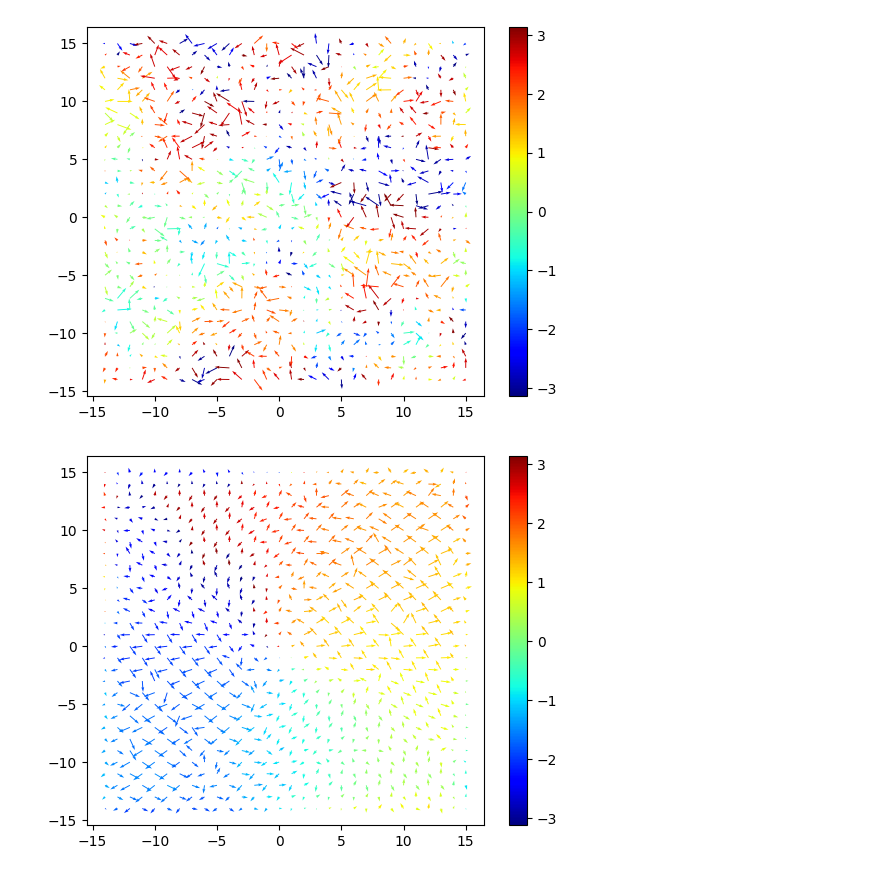
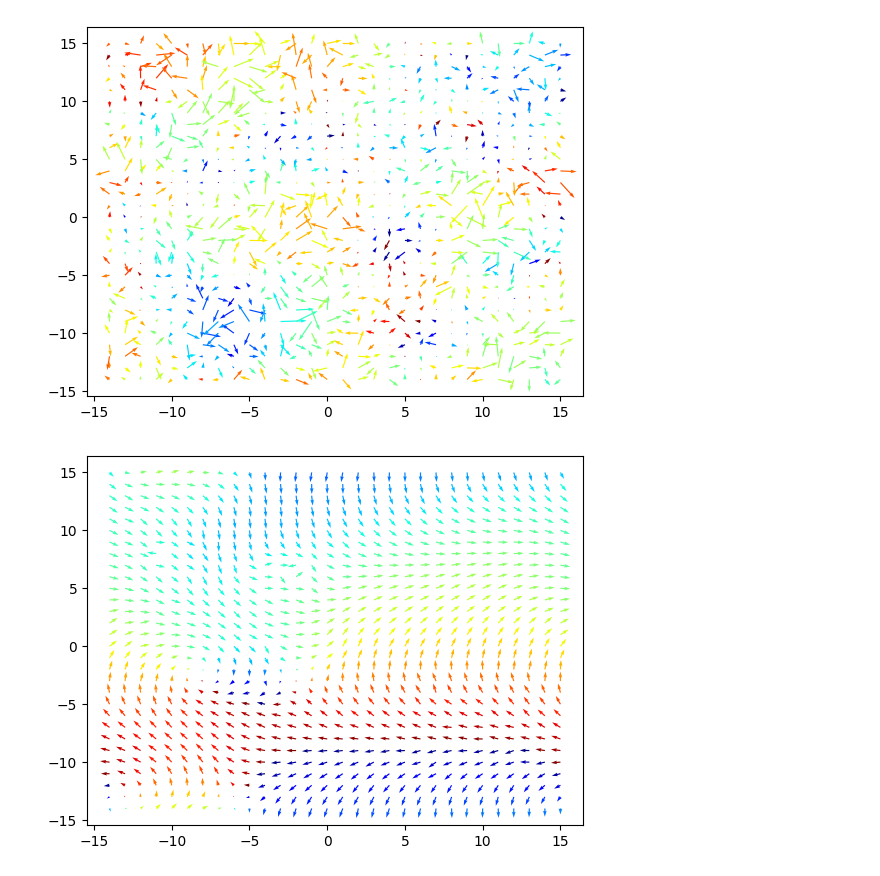
Before and after one commit to TimBerti/magnetic-dipole-lattice, a Jupyter notebook: notebooks/xy_model.ipynb, the cells around one changed output. Drawn from its saved outputs; the diff is of its cells as text; code cells hidden in the pictures.

```diff
--- a/notebooks/xy_model.ipynb
+++ b/notebooks/xy_model.ipynb
@@ -7,7 +7,7 @@ n = 30
 x_grid, y_grid = np.mgrid[-n // 2 + 1:n // 2 + 1, -n // 2 + 1:n // 2 + 1]
 
 theta = np.random.rand(n, n) * 2 * np.pi
-omega = np.random.rand(n, n) * np.pi / 4
+omega = np.random.rand(n, n)
 x = np.cos(theta)
 y = np.sin(theta)
 
@@ -40,6 +40,6 @@ B_y = (0.93x + 0.64y) / sqrt(x^2 + y^2)
 # %%
-alpha = -1
-beta = 1
+alpha = 1
+beta = 0
 gamma = 1
 dt = 1e-1
 n_cycles = 1000
@@ -71,33 +71,32 @@ for idx, t in enumerate(temps):
 
     avg_temp = np.mean(omega**2)
     avg_temps.append(avg_temp)
     thermostat = gamma * (t - avg_temp) * np.sign(omega) # Nose thermostat
 
     # Verlet integration
     omega += dt * (force + thermostat)
     theta += dt * omega
     theta %= 2 * np.pi
 
     x = np.cos(theta)
     y = np.sin(theta)
 
     if idx == len(temps)//2:
         beta = 0
     if idx in [0,len(temps)//2, len(temps)-1]:
         n_neighbors = 5
         x_average = convolve(x, np.ones((n_neighbors, n_neighbors)) / n_neighbors**2, mode='wrap')
         y_average = convolve(y, np.ones((n_neighbors, n_neighbors)) / n_neighbors**2, mode='wrap')
 
         magnetization_angle = np.arctan2(y_average, x_average)
         magnetization_mag = np.sqrt(x_average**2 + y_average**2)
 
         plt.quiver(x_grid, y_grid, x*magnetization_mag, y*magnetization_mag, magnetization_angle, cmap='jet')
-        plt.colorbar();
         plt.show()
 
 plt.plot(avg_temps)
 plt.plot(temps)
 plt.show();
 # %% [output]
-[figure, old version]
+[figure, new version]
-[figure, old version]
+[figure, new version]
```
Also changed, not shown: parts of 4 cells of this notebook, 3 other files.
